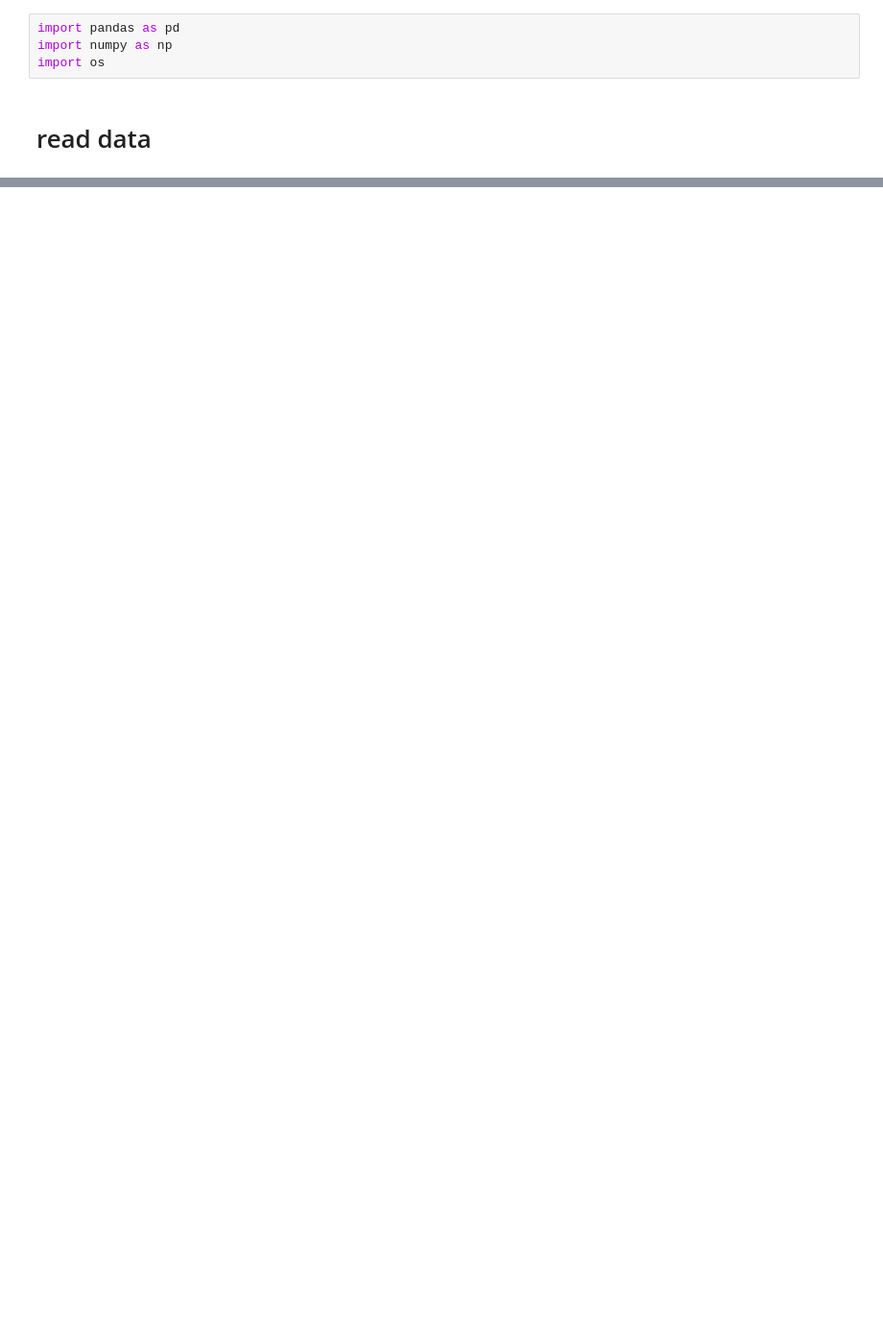
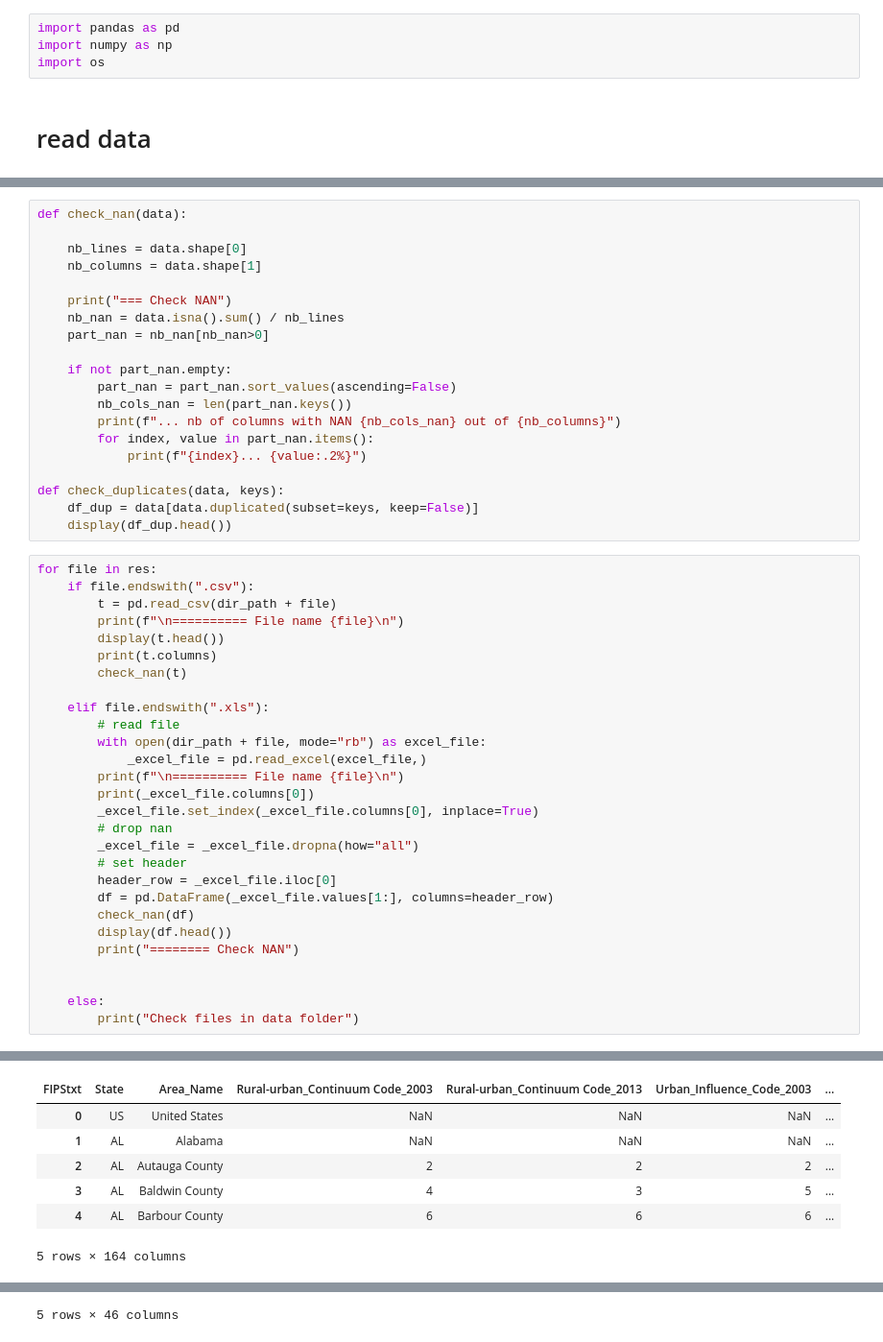
Before and after one commit to vnarvaezt/classification_feature_select_methods, a Jupyter notebook: exploratory_analysis.ipynb, the cells around one changed output, grey strips where cells are left out. Shown at 96% size. Cells and saved outputs as stored; diff of their text form; blank space fills up the shorter version.

```diff
--- a/exploratory_analysis.ipynb
+++ b/exploratory_analysis.ipynb
@@ -58,0 +29,49 @@ Index(['state_name', 'county_fips', 'county_name', 'votes_gop', 'votes_dem',
+# %%
+def check_nan(data):
+
+    nb_lines = data.shape[0]
+    nb_columns = data.shape[1]
+
+    print("=== Check NAN")
+    nb_nan = data.isna().sum() / nb_lines
+    part_nan = nb_nan[nb_nan>0]
+
+    if not part_nan.empty:
+        part_nan = part_nan.sort_values(ascending=False)
+        nb_cols_nan = len(part_nan.keys())
+        print(f"... nb of columns with NAN {nb_cols_nan} out of {nb_columns}")
+        for index, value in part_nan.items():
+            print(f"{index}... {value:.2%}")
+
+def check_duplicates(data, keys):
+    df_dup = data[data.duplicated(subset=keys, keep=False)]
+    display(df_dup.head())
+# %%
+for file in res:
+    if file.endswith(".csv"):
+        t = pd.read_csv(dir_path + file)
+        print(f"\n========== File name {file}\n")
+        display(t.head())
+        print(t.columns)
+        check_nan(t)
+
+    elif file.endswith(".xls"):
+        # read file
+        with open(dir_path + file, mode="rb") as excel_file:
+            _excel_file = pd.read_excel(excel_file,)
+        print(f"\n========== File name {file}\n")
+        print(_excel_file.columns[0])
+        _excel_file.set_index(_excel_file.columns[0], inplace=True)
+        # drop nan
+        _excel_file = _excel_file.dropna(how="all")
+        # set header
+        header_row = _excel_file.iloc[0]
+        df = pd.DataFrame(_excel_file.values[1:], columns=header_row)
+        check_nan(df)
+        display(df.head())
+        print("======== Check NAN")
+
+
+    else:
+        print("Check files in data folder")
+# %% [output]
@@ -58,0 +95,7 @@ Index(['state_name', 'county_fips', 'county_name', 'votes_gop', 'votes_dem',
+| FIPStxt | State | Area_Name | Rural-urban_Continuum Code_2003 | Rural-urban_Continuum Code_2013 | Urban_Influence_Code_2003 | ... |
+| 0 | US | United States | NaN | NaN | NaN | ... |
+| 1 | AL | Alabama | NaN | NaN | NaN | ... |
+| 2 | AL | Autauga County | 2 | 2 | 2 | ... |
+| 3 | AL | Baldwin County | 4 | 3 | 5 | ... |
+| 4 | AL | Barbour County | 6 | 6 | 6 | ... |
+5 rows × 164 columns
@@ -58,0 +125 @@ Index(['state_name', 'county_fips', 'county_name', 'votes_gop', 'votes_dem',
+5 rows × 46 columns
```
Also changed, not shown: parts of 9 cells of this notebook.
